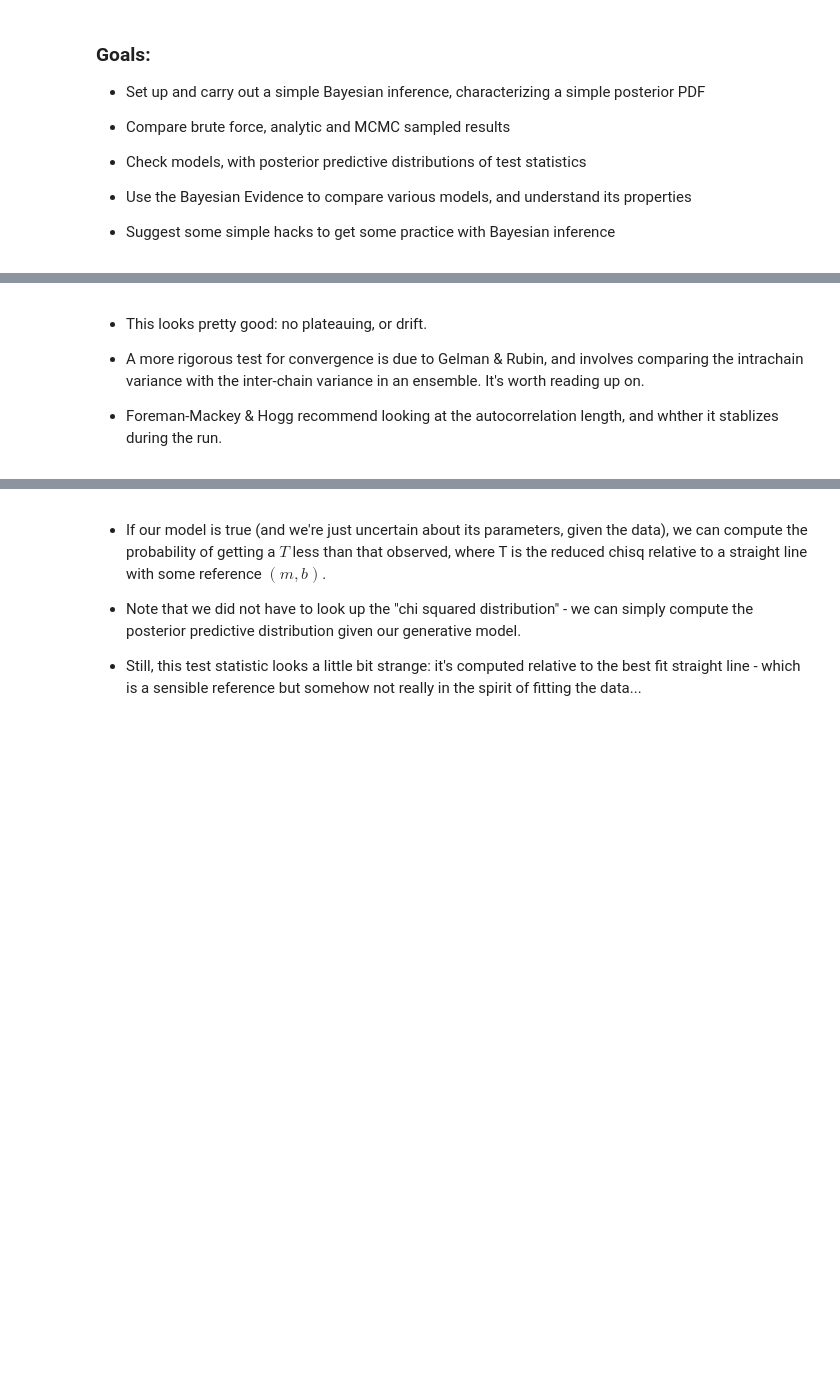
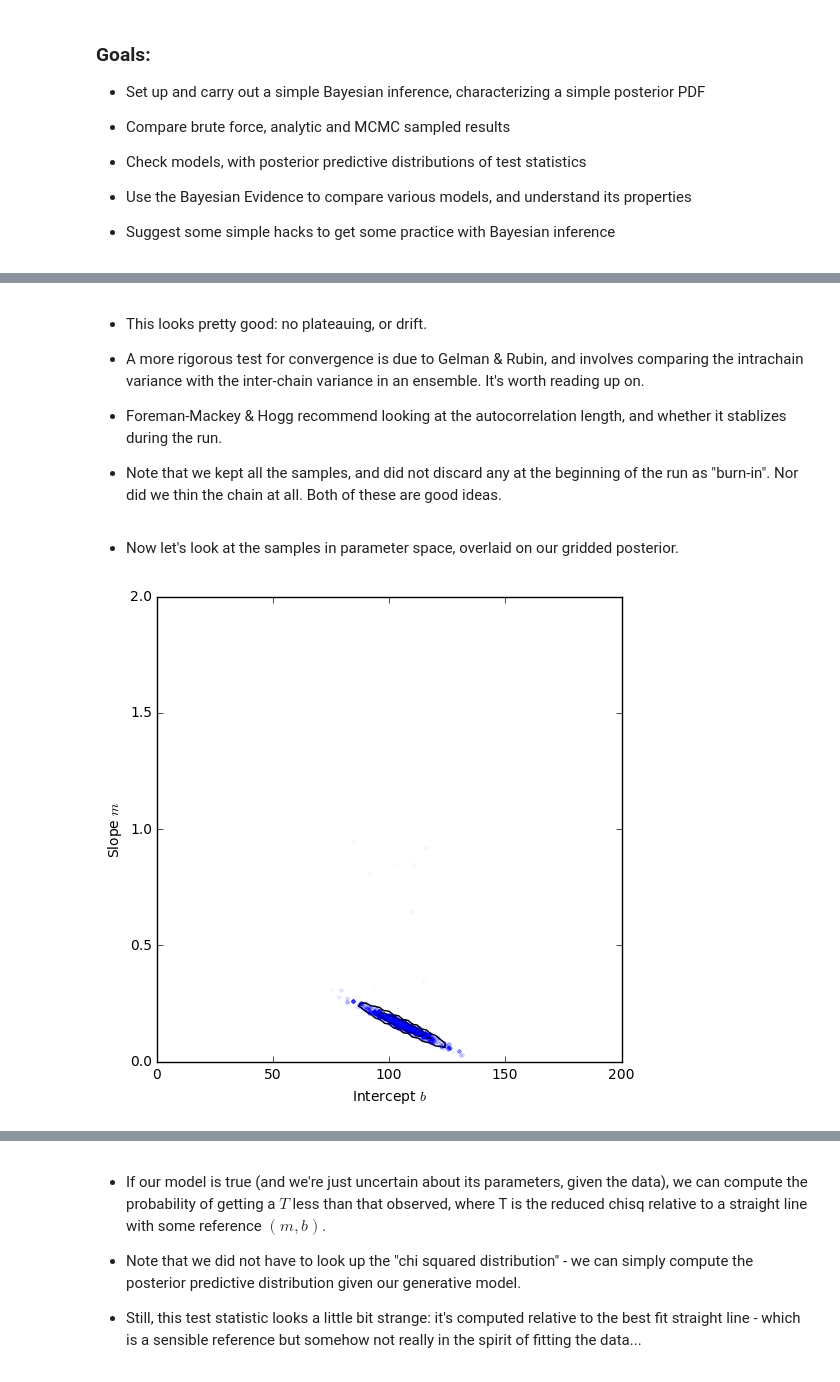
Before and after one commit to AstroHackWeek/AstroHackWeek2015, a Jupyter notebook: inference/straightline.ipynb, the cells around one changed output, grey strips where cells are left out. Drawn from its saved outputs; the diff is of its cells as text; code cells hidden in the pictures; blank space fills up the shorter version.

```diff
--- a/inference/straightline.ipynb
+++ b/inference/straightline.ipynb
@@ -163,18 +278,22 @@ def straight_line_posterior(x, y, sigmay, m, b, mlimits, blimits):
 # %%
-# initial m, b, at center of ranges
-m,b = 0.5*(mlimits[0]+mlimits[1]), 0.5*(blimits[0]+blimits[1])
+# Initial m, b, at center of prior:
+m = 0.5*(mlimits[0]+mlimits[1])
+b = 0.5*(blimits[0]+blimits[1])
 
-# step sizes, 5% of the prior
-mstep, bstep = 0.05*(mlimits[1]-mlimits[0]), 0.1*(blimits[1]-blimits[0])
+# Step sizes, 5% or 10% of the prior
+mstep = 0.05*(mlimits[1]-mlimits[0])
+bstep = 0.1*(blimits[1]-blimits[0])
 
-# how many steps?
+# How many steps?
 nsteps = 10000
 
+# We'll want to store the Markov chain as it evolves, since these are the samples we will
+# use in our inferences.
 chain = []
 probs = []
 naccept = 0
 
-print('Running MH for', nsteps, 'steps')
+print('Running Metropolis Sampler for', nsteps, 'steps...')
 
 # First point:
 L_old    = straight_line_log_likelihood(x, y, sigmay, m, b)
@@ -182,17 +301,19 @@ p_old    = straight_line_log_prior(m, b, mlimits, blimits)
 logprob_old = L_old + p_old
 
 for i in range(nsteps):
-    # step
+
+    # Propose a step to a new point in parameter space:
     mnew = m + np.random.normal() * mstep
     bnew = b + np.random.normal() * bstep
 
-    # evaluate probabilities
+    # Evaluate probabilities at the proposed point:
     L_new    = straight_line_log_likelihood(x, y, sigmay, mnew, bnew)
     p_new    = straight_line_log_prior(mnew, bnew, mlimits, blimits)
     logprob_new = L_new + p_new
 
+    # Metropolis-Hastings acceptance criterion:
     if (np.exp(logprob_new - logprob_old) > np.random.uniform()):
-        # Accept the new sample:
+        # Accept the proposed sample:
         m = mnew
         b = bnew
         L_old = L_new
@@ -200,11 +321,13 @@ for i in range(nsteps):
         logprob_old = logprob_new
         naccept += 1
     else:
-        # Stay where we are; m,b stay the same, and we append them
+        # Reject the proposed sample; m,b stay the same, and we append them
         # to the chain below.
         pass
 
     chain.append((b,m))
     probs.append((L_old,p_old))
 
+# All steps taken, report:
+
 print('Acceptance fraction:', naccept/float(nsteps))
@@ -230,14 +359,19 @@ plt.ylim(blimits)
 * A more rigorous test for convergence is due to Gelman & Rubin, and involves comparing the intrachain variance with the inter-chain variance in an ensemble. It's worth reading up on.
 
 
-* Foreman-Mackey & Hogg recommend looking at the autocorrelation length, and whther it stablizes during the run.
+* Foreman-Mackey & Hogg recommend looking at the autocorrelation length, and whether it stablizes during the run.
+
+
+* Note that we kept all the samples, and did not discard any at the beginning of the run as "burn-in". Nor did we thin the chain at all. Both of these are good ideas.
+# %% [markdown]
+* Now let's look at the samples in parameter space, overlaid on our gridded posterior.
 # %%
-# Look at samples in parameter space.
-
 # First show contours from gridding calculation:
 plt.contour(bgrid, mgrid, posterior, pdf_contour_levels(posterior), colors='k')
 plt.gca().set_aspect((blimits[1]-blimits[0])/(mlimits[1]-mlimits[0]))
 
 # Scatterplot of m,b posterior samples, overlaid:
-plt.plot(bb, mm, 'b.', alpha=0.1)
+plt.plot(bb, mm, 'b.', alpha=0.01)
 plot_mb_setup(mlimits,blimits)
+# %% [output]
+[figure, added]
```
Also changed, not shown: parts of 90 cells of this notebook, 1 other file.
